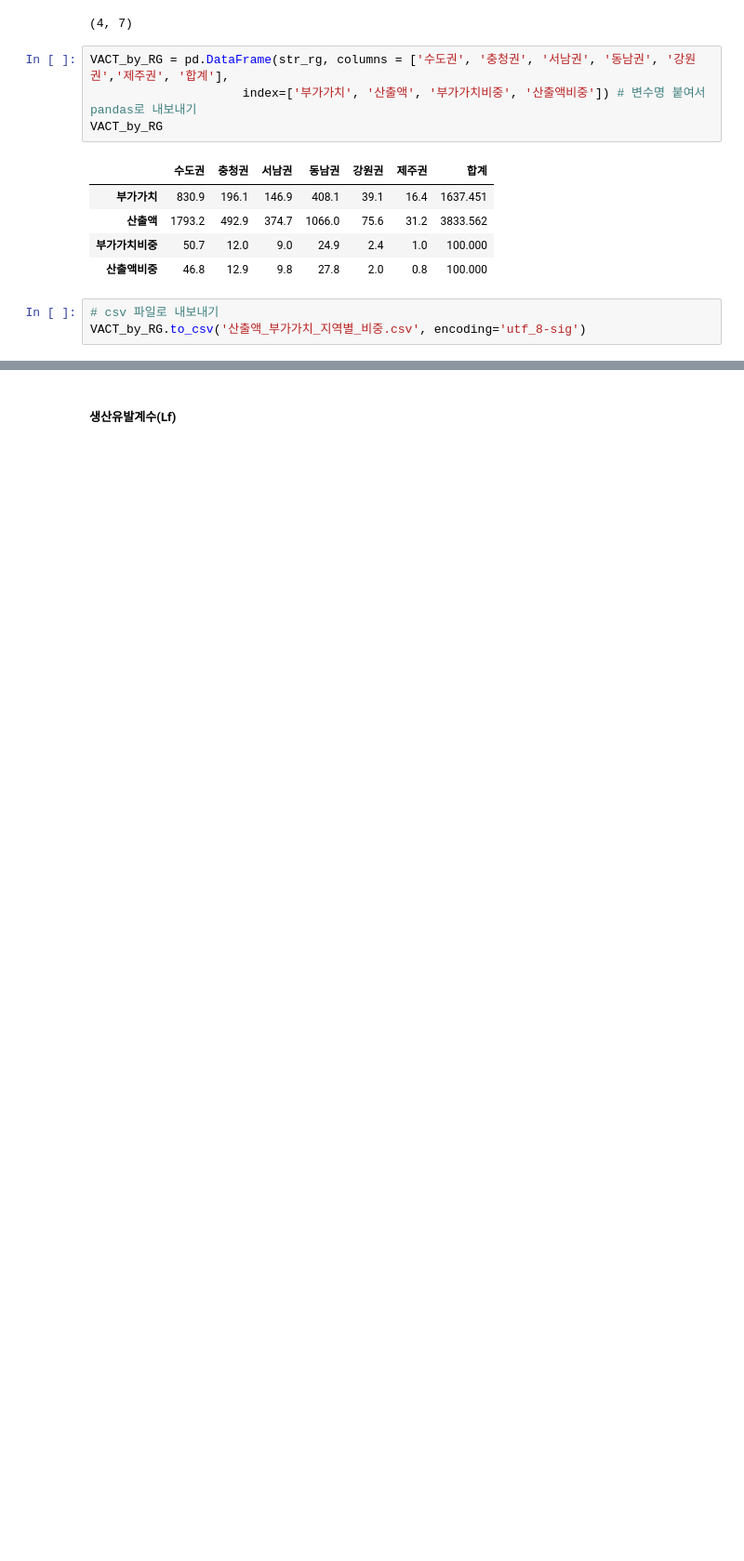
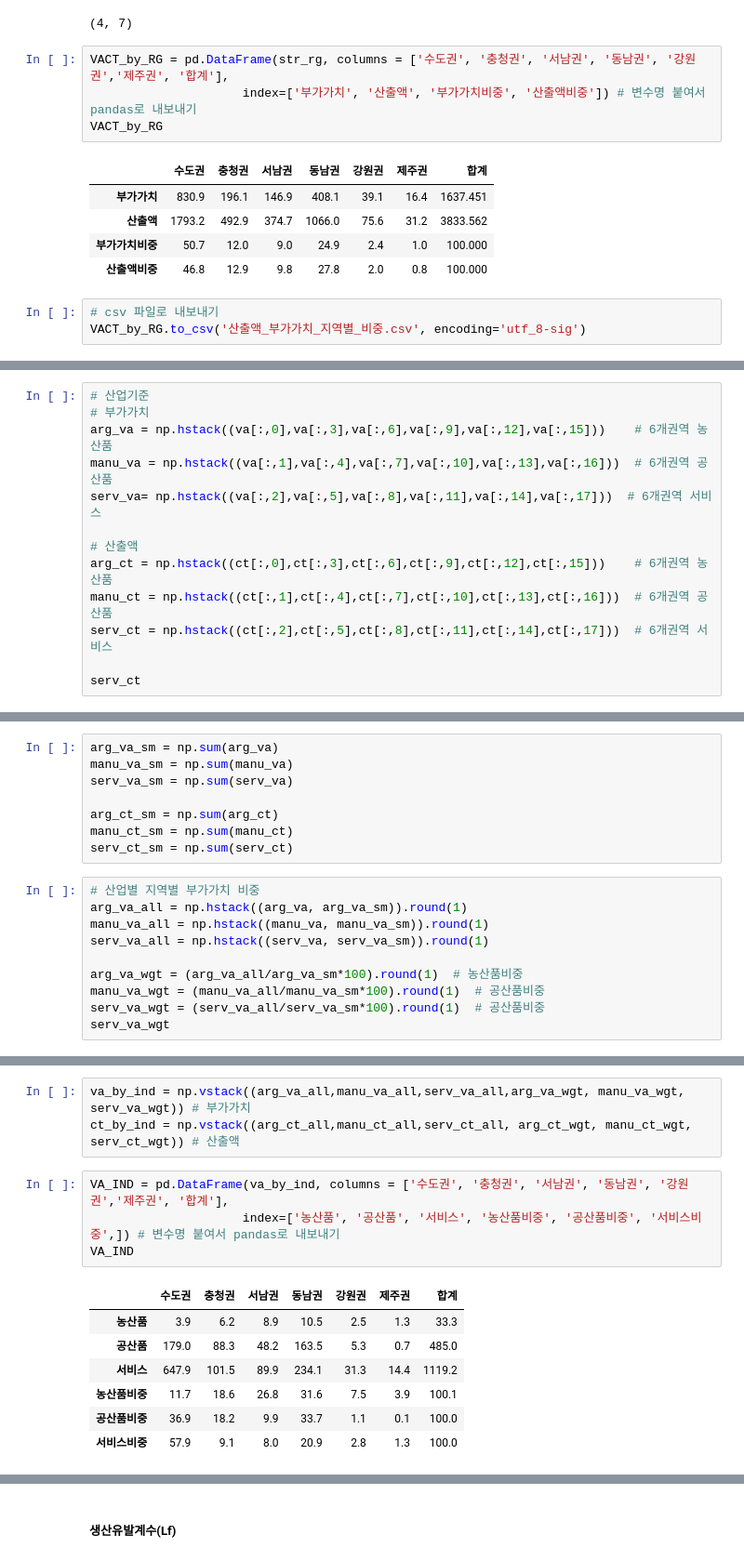
Before and after one commit to Tom-Jung/legendary-funicular, a Jupyter notebook: Regional_IO.ipynb, the cells around one changed output, grey strips where cells are left out. Shown at 93% size. Drawn from its saved outputs; the diff is of its cells as text; blank space fills up the shorter version.

```diff
--- a/Regional_IO.ipynb
+++ b/Regional_IO.ipynb
@@ -761,0 +415,13 @@ df_Ad = pd.DataFrame(Ad.round(3),columns = ['농산품', '공산품', '서비스
+# %%
+# 산업기준
+# 부가가치
+arg_va = np.hstack((va[:,0],va[:,3],va[:,6],va[:,9],va[:,12],va[:,15]))    # 6개권역 농산품
+manu_va = np.hstack((va[:,1],va[:,4],va[:,7],va[:,10],va[:,13],va[:,16]))  # 6개권역 공산품
+serv_va= np.hstack((va[:,2],va[:,5],va[:,8],va[:,11],va[:,14],va[:,17]))  # 6개권역 서비스
+
+# 산출액
+arg_ct = np.hstack((ct[:,0],ct[:,3],ct[:,6],ct[:,9],ct[:,12],ct[:,15]))    # 6개권역 농산품
+manu_ct = np.hstack((ct[:,1],ct[:,4],ct[:,7],ct[:,10],ct[:,13],ct[:,16]))  # 6개권역 공산품
+serv_ct = np.hstack((ct[:,2],ct[:,5],ct[:,8],ct[:,11],ct[:,14],ct[:,17]))  # 6개권역 서비스
+
+serv_ct
@@ -761,0 +430,18 @@ df_Ad = pd.DataFrame(Ad.round(3),columns = ['농산품', '공산품', '서비스
+# %%
+arg_va_sm = np.sum(arg_va)
+manu_va_sm = np.sum(manu_va)
+serv_va_sm = np.sum(serv_va)
+
+arg_ct_sm = np.sum(arg_ct)
+manu_ct_sm = np.sum(manu_ct)
+serv_ct_sm = np.sum(serv_ct)
+# %%
+# 산업별 지역별 부가가치 비중
+arg_va_all = np.hstack((arg_va, arg_va_sm)).round(1)
+manu_va_all = np.hstack((manu_va, manu_va_sm)).round(1)
+serv_va_all = np.hstack((serv_va, serv_va_sm)).round(1)
+
+arg_va_wgt = (arg_va_all/arg_va_sm*100).round(1)  # 농산품비중
+manu_va_wgt = (manu_va_all/manu_va_sm*100).round(1)  # 공산품비중
+serv_va_wgt = (serv_va_all/serv_va_sm*100).round(1)  # 공산품비중
+serv_va_wgt
@@ -761,0 +462,15 @@ df_Ad = pd.DataFrame(Ad.round(3),columns = ['농산품', '공산품', '서비스
+# %%
+va_by_ind = np.vstack((arg_va_all,manu_va_all,serv_va_all,arg_va_wgt, manu_va_wgt, serv_va_wgt)) # 부가가치
+ct_by_ind = np.vstack((arg_ct_all,manu_ct_all,serv_ct_all, arg_ct_wgt, manu_ct_wgt, serv_ct_wgt)) # 산출액
+# %%
+VA_IND = pd.DataFrame(va_by_ind, columns = ['수도권', '충청권', '서남권', '동남권', '강원권','제주권', '합계'],
+                     index=['농산품', '공산품', '서비스', '농산품비중', '공산품비중', '서비스비중',]) # 변수명 붙여서 pandas로 내보내기
+VA_IND
+# %% [output]
+|  | 수도권 | 충청권 | 서남권 | 동남권 | 강원권 | 제주권 | 합계 |
+| 농산품 | 3.9 | 6.2 | 8.9 | 10.5 | 2.5 | 1.3 | 33.3 |
+| 공산품 | 179.0 | 88.3 | 48.2 | 163.5 | 5.3 | 0.7 | 485.0 |
+| 서비스 | 647.9 | 101.5 | 89.9 | 234.1 | 31.3 | 14.4 | 1119.2 |
+| 농산품비중 | 11.7 | 18.6 | 26.8 | 31.6 | 7.5 | 3.9 | 100.1 |
+| 공산품비중 | 36.9 | 18.2 | 9.9 | 33.7 | 1.1 | 0.1 | 100.0 |
+| 서비스비중 | 57.9 | 9.1 | 8.0 | 20.9 | 2.8 | 1.3 | 100.0 |
```
Also changed, not shown: parts of 114 cells of this notebook.
